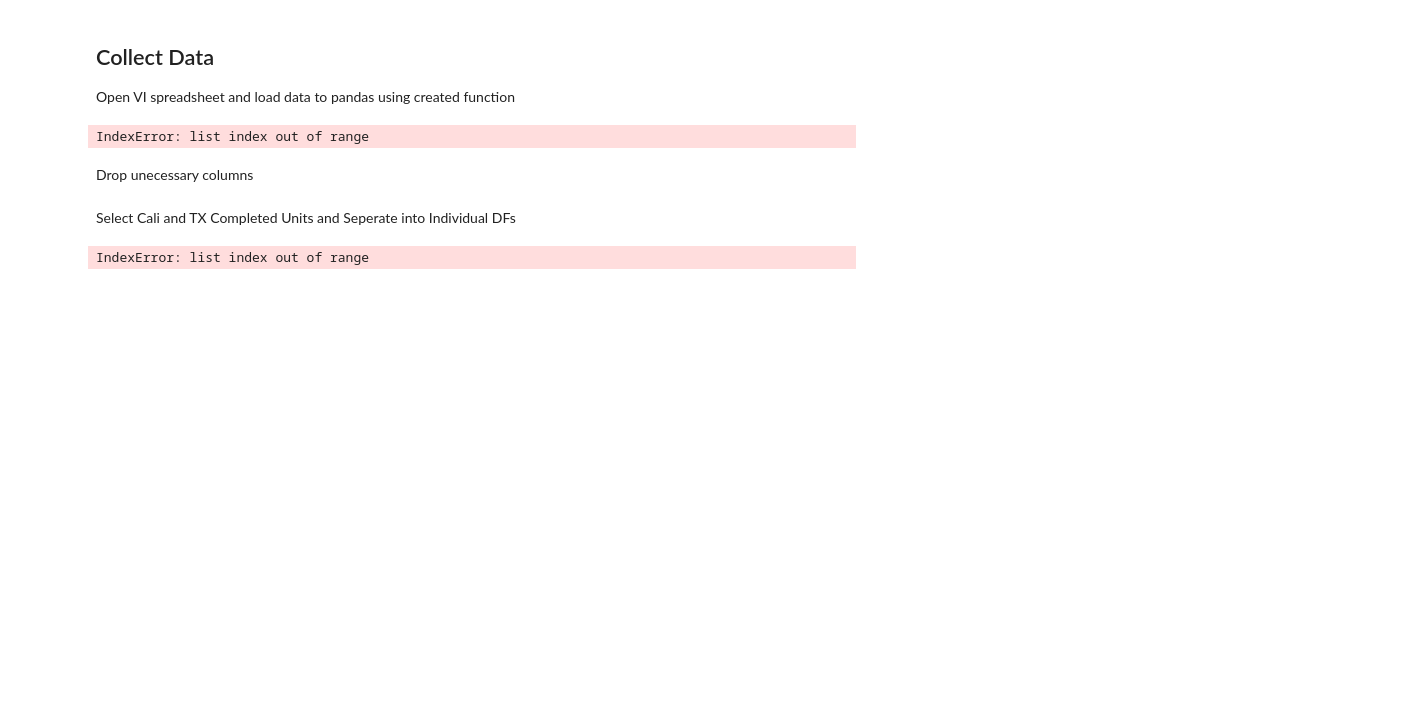
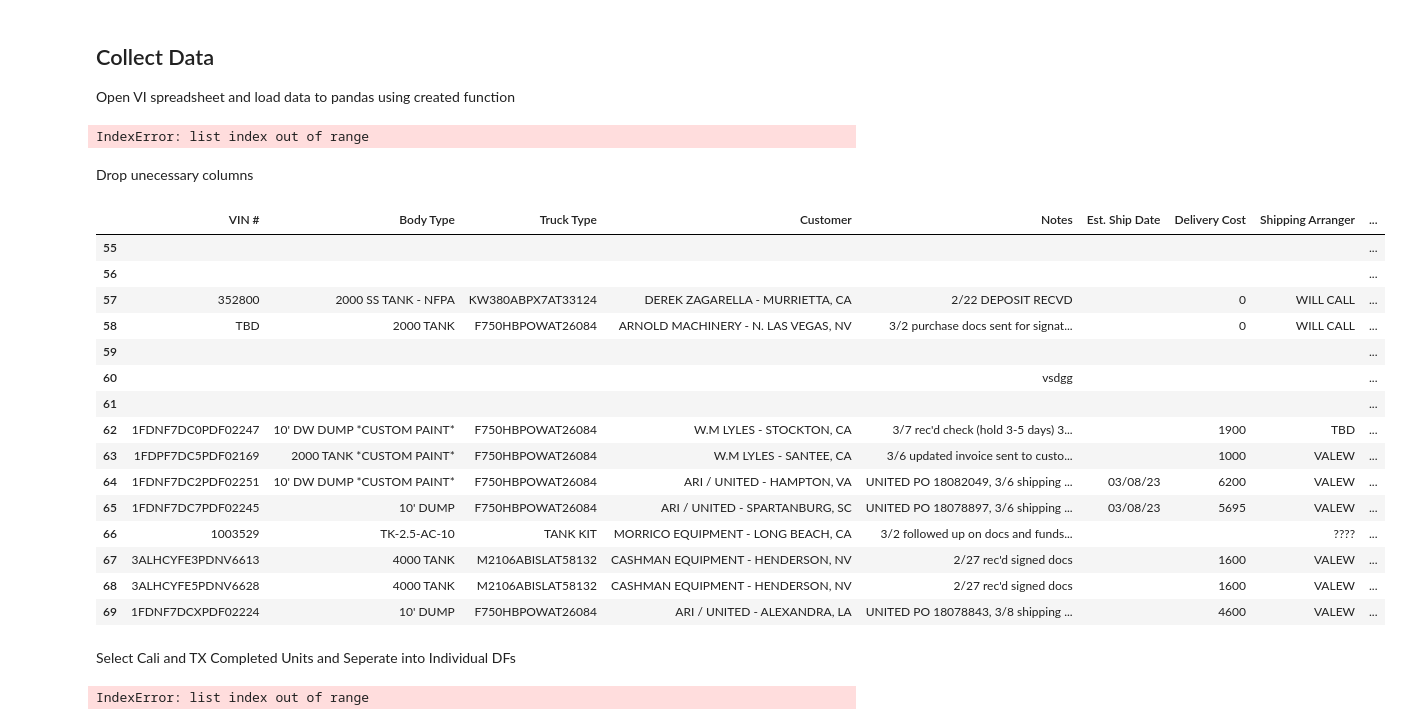
Before and after one commit to Jforbus/shipping_automation, a Jupyter notebook: shipping_bot_testing.ipynb, the cells around one changed output. Cells and saved outputs as stored; diff of their text form; code cells hidden in the pictures; blank space fills up the shorter version.

```diff
--- a/shipping_bot_testing.ipynb
+++ b/shipping_bot_testing.ipynb
@@ -110,6 +95,25 @@ Drop unecessary columns
 #      'Pick up #', 'Shipping Address' ] # Select Columns to Keep
 # inv_df = vi_df[c].copy() # Copy Columns to Keep to new DF
 # inv_df.replace(r'^\s*$', np.NaN, regex=True, inplace=True) # Fill Empty Cells with NaN
+# %%
+vi_df.iloc[55:70]
+# %% [output]
+|  | VIN # | Body Type | Truck Type | Customer | Notes | Est. Ship Date | Delivery Cost | Shipping Arranger | ... |
+| 55 |  |  |  |  |  |  |  |  | ... |
+| 56 |  |  |  |  |  |  |  |  | ... |
+| 57 | 352800 | 2000 SS TANK - NFPA | KW380ABPX7AT33124 | DEREK ZAGARELLA - MURRIETTA, CA | 2/22 DEPOSIT RECVD |  | 0 | WILL CALL | ... |
+| 58 | TBD | 2000 TANK | F750HBPOWAT26084 | ARNOLD MACHINERY - N. LAS VEGAS, NV | 3/2 purchase docs sent for signat... |  | 0 | WILL CALL | ... |
+| 59 |  |  |  |  |  |  |  |  | ... |
+| 60 |  |  |  |  | vsdgg |  |  |  | ... |
+| 61 |  |  |  |  |  |  |  |  | ... |
+| 62 | 1FDNF7DC0PDF02247 | 10' DW DUMP *CUSTOM PAINT* | F750HBPOWAT26084 | W.M LYLES - STOCKTON, CA | 3/7 rec'd check (hold 3-5 days) 3... |  | 1900 | TBD | ... |
+| 63 | 1FDPF7DC5PDF02169 | 2000 TANK *CUSTOM PAINT* | F750HBPOWAT26084 | W.M LYLES - SANTEE, CA | 3/6 updated invoice sent to custo... |  | 1000 | VALEW | ... |
+| 64 | 1FDNF7DC2PDF02251 | 10' DW DUMP *CUSTOM PAINT* | F750HBPOWAT26084 | ARI / UNITED - HAMPTON, VA | UNITED PO 18082049, 3/6 shipping ... | 03/08/23 | 6200 | VALEW | ... |
+| 65 | 1FDNF7DC7PDF02245 | 10' DUMP | F750HBPOWAT26084 | ARI / UNITED - SPARTANBURG, SC | UNITED PO 18078897, 3/6 shipping ... | 03/08/23 | 5695 | VALEW | ... |
+| 66 | 1003529 | TK-2.5-AC-10 | TANK KIT | MORRICO EQUIPMENT - LONG BEACH, CA | 3/2 followed up on docs and funds... |  |  | ???? | ... |
+| 67 | 3ALHCYFE3PDNV6613 | 4000 TANK | M2106ABISLAT58132 | CASHMAN EQUIPMENT - HENDERSON, NV | 2/27 rec'd signed docs |  | 1600 | VALEW | ... |
+| 68 | 3ALHCYFE5PDNV6628 | 4000 TANK | M2106ABISLAT58132 | CASHMAN EQUIPMENT - HENDERSON, NV | 2/27 rec'd signed docs |  | 1600 | VALEW | ... |
+| 69 | 1FDNF7DCXPDF02224 | 10' DUMP | F750HBPOWAT26084 | ARI / UNITED - ALEXANDRA, LA | UNITED PO 18078843, 3/8 shipping ... |  | 4600 | VALEW | ... |
 # %% [markdown]
 Select Cali and TX Completed Units and Seperate into Individual DFs
 # %%
```
Also changed, not shown: parts of 2 cells of this notebook, 1 other file.
